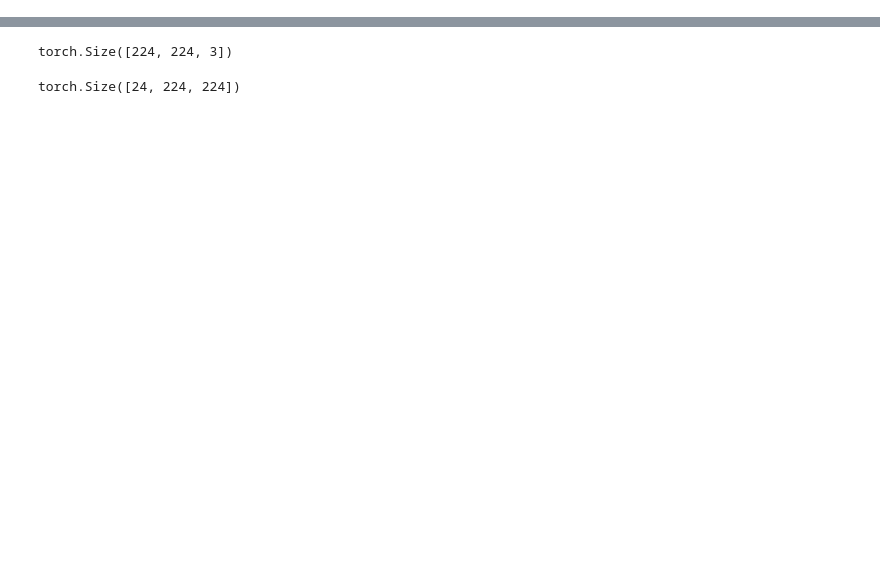
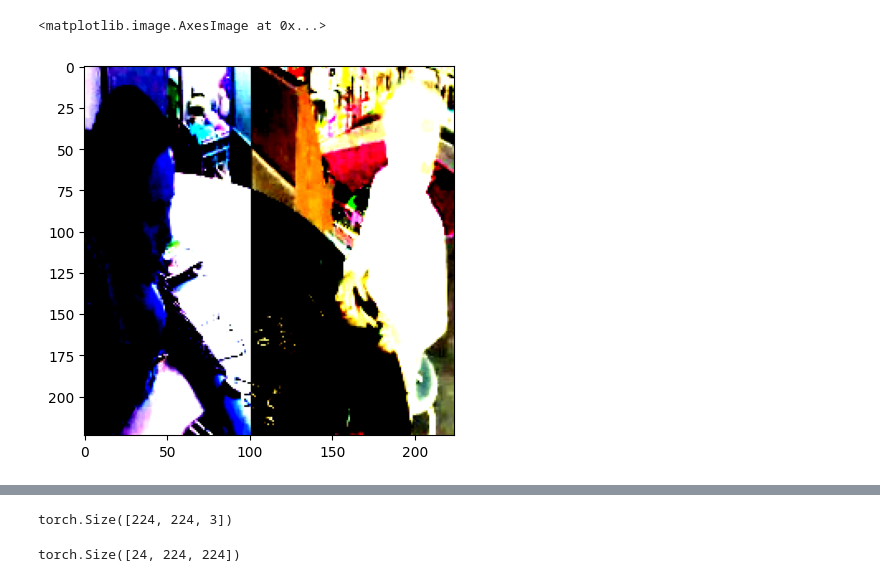
Before and after one commit to jmcgeeuva/SemanticBox, a Jupyter notebook: dataloader.ipynb, the cells around one changed output, grey strips where cells are left out. Saved outputs shown, nothing was run; the diff lists cells and outputs as text; code cells hidden in the pictures; blank space fills up the shorter version.

```diff
--- a/dataloader.ipynb
+++ b/dataloader.ipynb
@@ -42,0 +49,3 @@ tensor([  0.0000,   2.8674, 127.8530, 221.1329])
+# %%
+plt.imshow(video[0] * curr_mask)
+# %% [output]
@@ -43,3 +53,5 @@ tensor([  0.0000,   2.8674, 127.8530, 221.1329])
+<matplotlib.image.AxesImage at 0x...>
+[figure, added]
 # %%
 image = torch.stack([process_data[2 + 3*idx], process_data[1 + 3*idx], process_data[0 +3*idx]]).permute(1, 2, 0)
 
```
Also changed, not shown: parts of 7 cells of this notebook, 7 other files.
